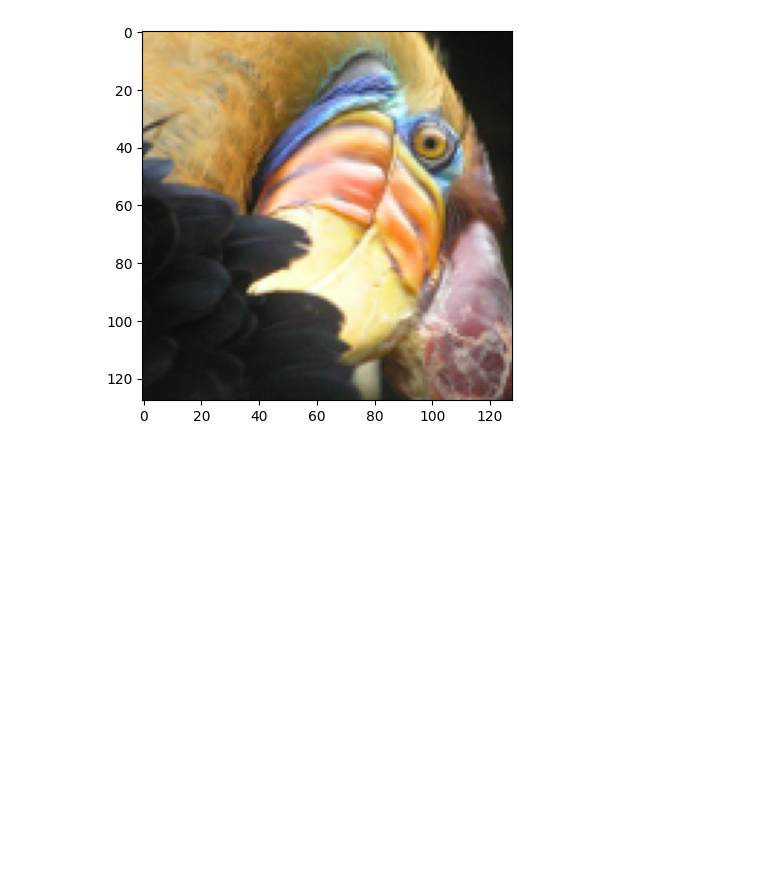
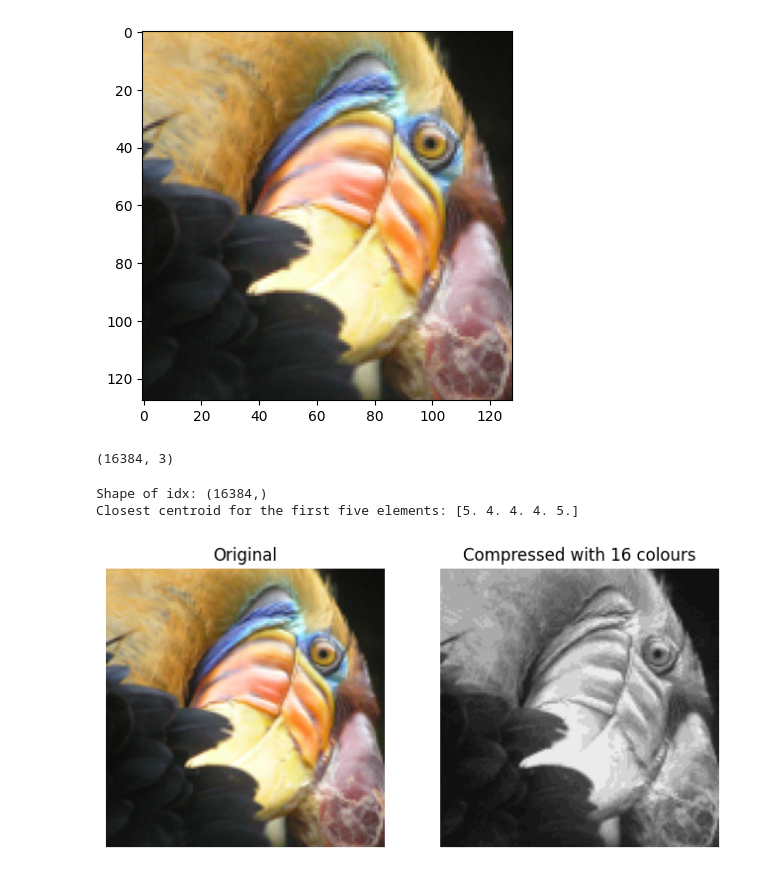
Before and after one commit to ammarlodhi255/ML_spelled_out, a Jupyter notebook: Unsupervised Learning/compressing_image_with_kmeans.ipynb, the cells around one changed output. Cells and saved outputs as stored; diff of their text form; code cells hidden in the pictures; blank space fills up the shorter version.

Commit message:
add image compression using kmeans

```diff
--- a/Unsupervised Learning/compressing_image_with_kmeans.ipynb
+++ b/Unsupervised Learning/compressing_image_with_kmeans.ipynb
@@ -106,3 +106,3 @@ def run_Kmeans(X, max_iter, k):
 # %%
-image = plt.imread('bird_small.png')
+original_img = plt.imread('bird_small.png')
 # %%
@@ -110,3 +110,54 @@ plt.imshow(image)
 # %% [output]
 <matplotlib.image.AxesImage at 0x...>
 [figure]
+# %%
+# Divide by 255 so that all values are in the range 0 - 1
+original_img = original_img / 255
+
+# Reshape the image into an m x 3 matrix where m = number of pixels
+# (in this case m = 128 x 128 = 16384)
+# Each row will contain the Red, Green and Blue pixel values
+# This gives us our dataset matrix X_img that we will use K-Means on.
+
+X_img = np.reshape(original_img, (original_img.shape[0] * original_img.shape[1], 3))
+X_img.shape
+# %% [output]
+(16384, 3)
+# %%
+# You should try different values of K and max_iters here
+K = 16
+max_iters = 10
+
+# Using the function you have implemented above.
+initial_centroids = init_centroids(X_img, K)
+
+# Run K-Means - this takes a couple of minutes
+_, idx, centroids = run_Kmeans(X_img, max_iters, K)
+# %%
+print("Shape of idx:", idx.shape)
+print("Closest centroid for the first five elements:", idx[:5])
+# %% [output]
+Shape of idx: (16384,)
+Closest centroid for the first five elements: [5. 4. 4. 4. 5.]
+# %%
+# Represent image in terms of indices
+X_recovered = centroids[idx.astype('int'), :]
+
+# Reshape recovered image into proper dimensions
+X_recovered = np.reshape(X_recovered, original_img.shape)
+# %%
+# Display original image
+fig, ax = plt.subplots(1,2, figsize=(8,8))
+plt.axis('off')
+
+ax[0].imshow(original_img*255)
+ax[0].set_title('Original')
+ax[0].set_axis_off()
+
+
+# Display compressed image
+ax[1].imshow(X_recovered*255)
+ax[1].set_title('Compressed with %d colours'%K)
+ax[1].set_axis_off()
+# %% [output]
+[figure, added]
```
Also changed, not shown: parts of 2 cells of this notebook.
